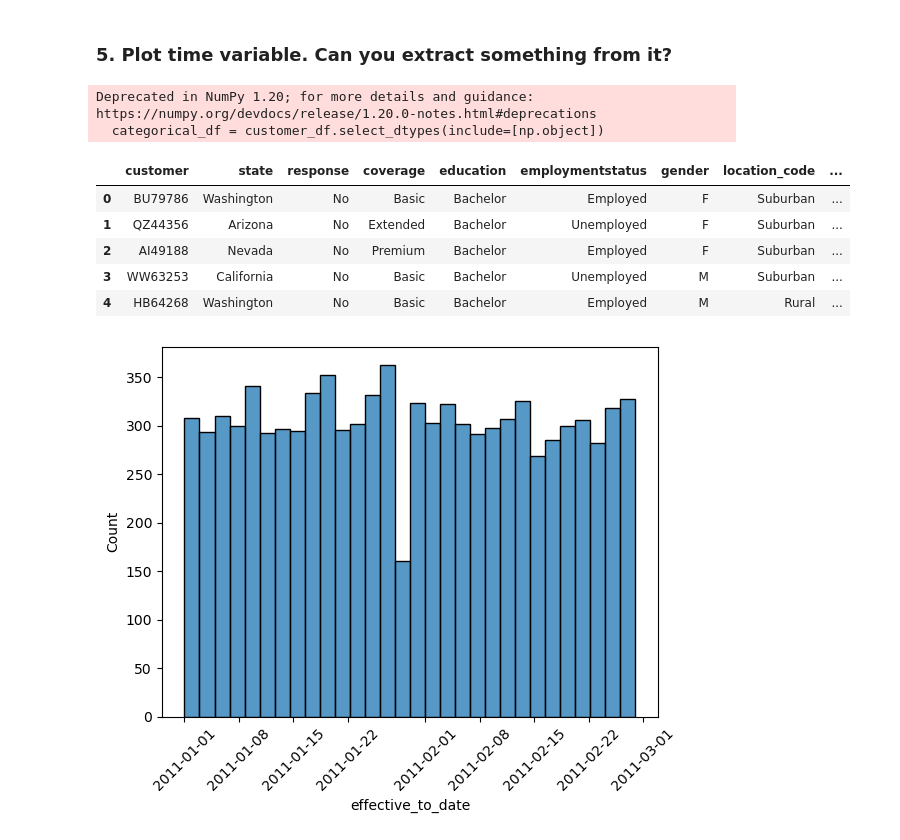
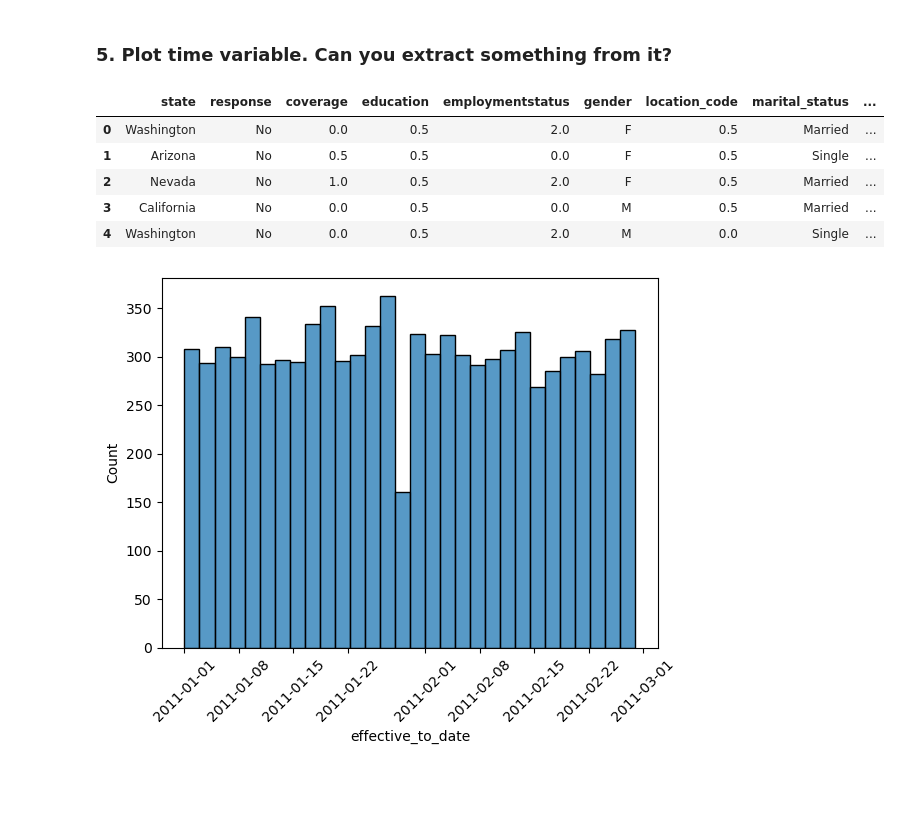
Before and after one commit to laiagomezmessia/lab-cleaning-numerical-data, a Jupyter notebook: files_for_lab/Lab Cleaning Num Cat Data.ipynb, the cells around one changed output. Saved outputs shown, nothing was run; the diff lists cells and outputs as text; code cells hidden in the pictures; blank space fills up the shorter version.

```diff
--- a/files_for_lab/Lab Cleaning Num Cat Data.ipynb
+++ b/files_for_lab/Lab Cleaning Num Cat Data.ipynb
@@ -683,22 +743,18 @@ plot_cat(categorical_df)
 # %% [markdown]
 ### 5. Plot time variable. Can you extract something from it?
 # %%
-categorical_df = customer_df.select_dtypes(include=[np.object])
-
 # Add the "effective_to_date" column to categorical_df
 categorical_df['effective_to_date'] = customer_df['effective_to_date']
 
 # Now, categorical_df contains the "effective_to_date" column
 categorical_df.head(5)
 # %% [output]
-Deprecated in NumPy 1.20; for more details and guidance: https://numpy.org/devdocs/release/1.20.0-notes.html#deprecations
-  categorical_df = customer_df.select_dtypes(include=[np.object])
-|  | customer | state | response | coverage | education | employmentstatus | gender | location_code | ... |
-| 0 | BU79786 | Washington | No | Basic | Bachelor | Employed | F | Suburban | ... |
-| 1 | QZ44356 | Arizona | No | Extended | Bachelor | Unemployed | F | Suburban | ... |
-| 2 | AI49188 | Nevada | No | Premium | Bachelor | Employed | F | Suburban | ... |
-| 3 | WW63253 | California | No | Basic | Bachelor | Unemployed | M | Suburban | ... |
-| 4 | HB64268 | Washington | No | Basic | Bachelor | Employed | M | Rural | ... |
+|  | state | response | coverage | education | employmentstatus | gender | location_code | marital_status | ... |
+| 0 | Washington | No | 0.0 | 0.5 | 2.0 | F | 0.5 | Married | ... |
+| 1 | Arizona | No | 0.5 | 0.5 | 0.0 | F | 0.5 | Single | ... |
+| 2 | Nevada | No | 1.0 | 0.5 | 2.0 | F | 0.5 | Married | ... |
+| 3 | California | No | 0.0 | 0.5 | 0.0 | M | 0.5 | Married | ... |
+| 4 | Washington | No | 0.0 | 0.5 | 2.0 | M | 0.0 | Single | ... |
 # %%
 sns.histplot(data=categorical_df, x='effective_to_date', bins=30)
 plt.xticks(rotation=45)
```
Also changed, not shown: parts of 53 cells of this notebook, 3 other files.
